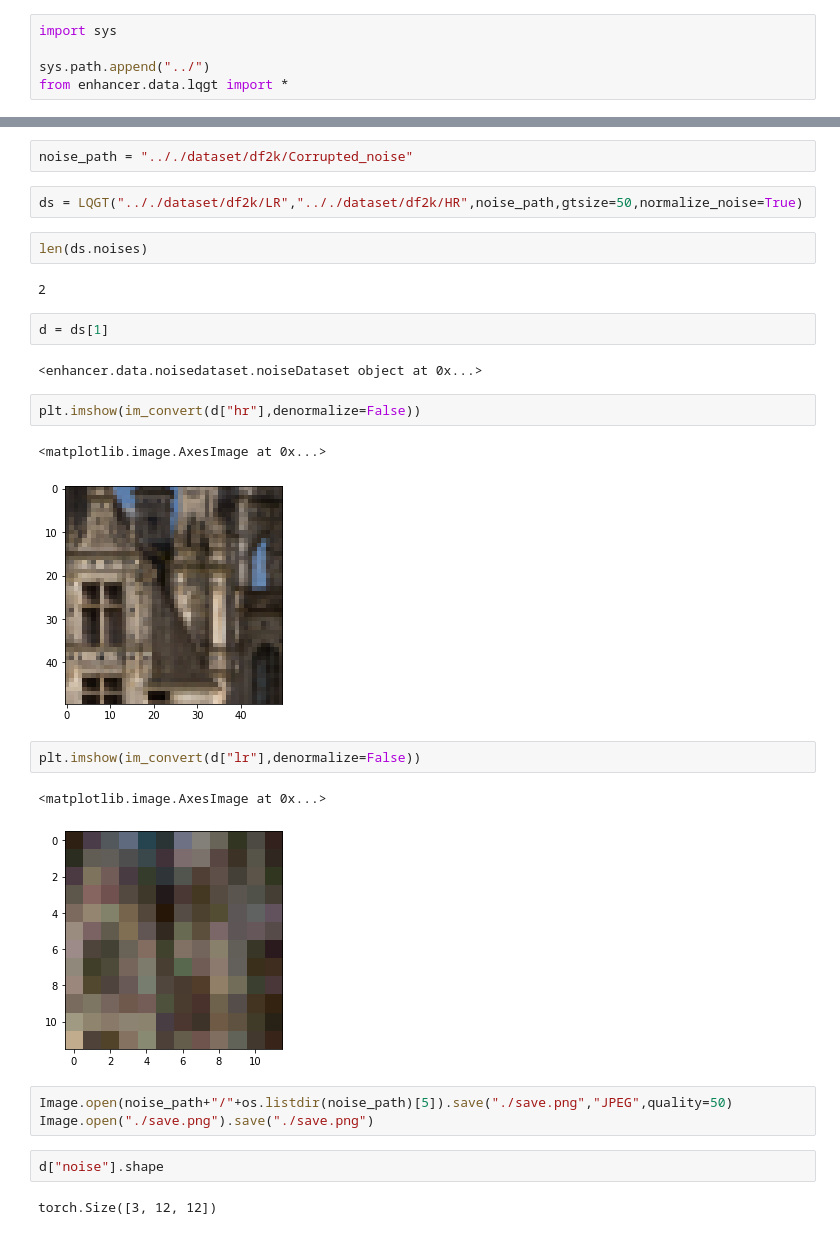
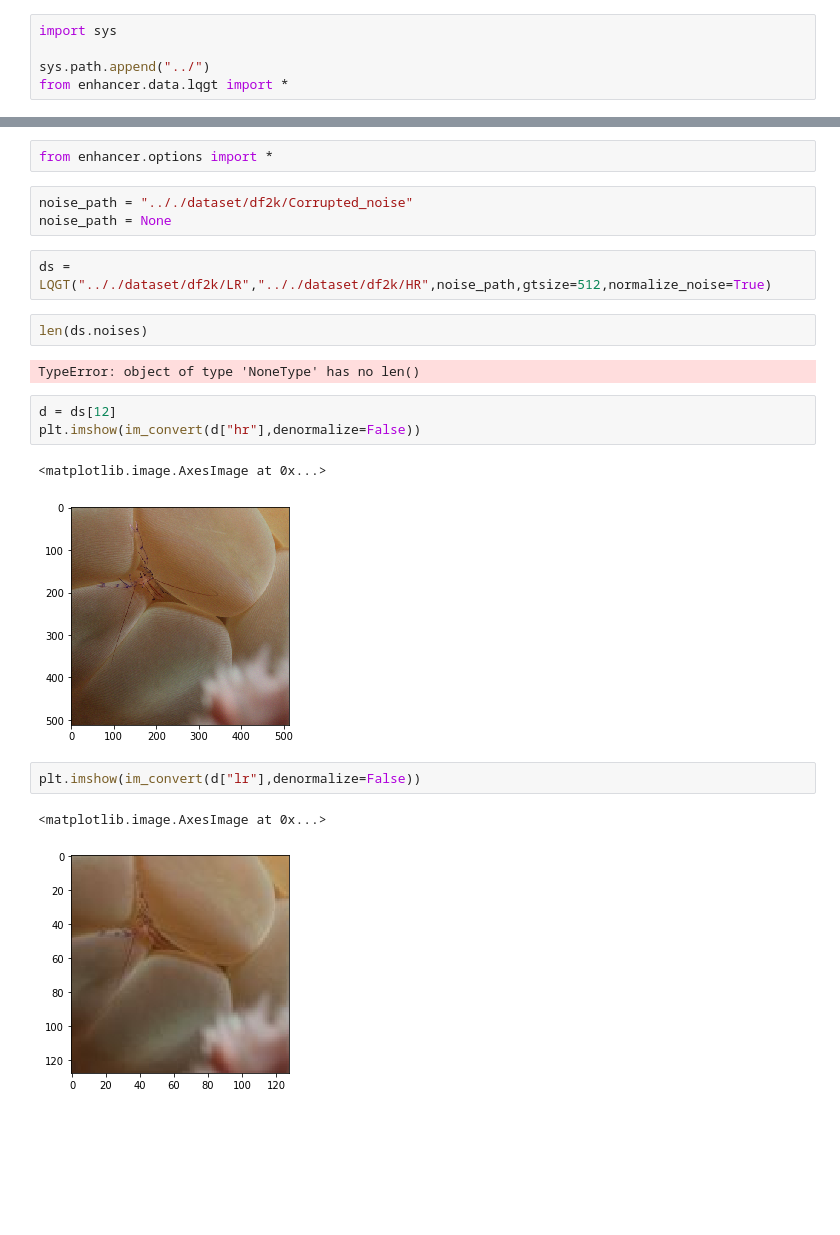
Before and after one commit to vinotharjun/pixelEnhancer, a Jupyter notebook: playground/jpeg.ipynb, the cells around one changed output, grey strips where cells are left out. Cells and saved outputs as stored; diff of their text form; blank space fills up the shorter version.

```diff
--- a/playground/jpeg.ipynb
+++ b/playground/jpeg.ipynb
@@ -6,29 +8,22 @@ from enhancer.data.lqgt import *
+# %%
+from enhancer.options import *
 # %%
 noise_path = ".././dataset/df2k/Corrupted_noise"
+noise_path = None
 # %%
-ds = LQGT(".././dataset/df2k/LR",".././dataset/df2k/HR",noise_path,gtsize=50,normalize_noise=True)
+ds = LQGT(".././dataset/df2k/LR",".././dataset/df2k/HR",noise_path,gtsize=512,normalize_noise=True)
 # %%
 len(ds.noises)
 # %% [output]
-2
+TypeError: object of type 'NoneType' has no len()
-# %%
-d = ds[1]
-# %% [output]
-<enhancer.data.noisedataset.noiseDataset object at 0x...>
 # %%
+d = ds[12]
 plt.imshow(im_convert(d["hr"],denormalize=False))
 # %% [output]
 <matplotlib.image.AxesImage at 0x...>
-[figure, old version]
+[figure, new version]
 # %%
 plt.imshow(im_convert(d["lr"],denormalize=False))
 # %% [output]
 <matplotlib.image.AxesImage at 0x...>
-[figure, old version]
+[figure, new version]
-# %%
-Image.open(noise_path+"/"+os.listdir(noise_path)[5]).save("./save.png","JPEG",quality=50)
-Image.open("./save.png").save("./save.png")
-# %%
-d["noise"].shape
-# %% [output]
-torch.Size([3, 12, 12])
```
Also changed, not shown: parts of 12 cells of this notebook, 5 other files.
